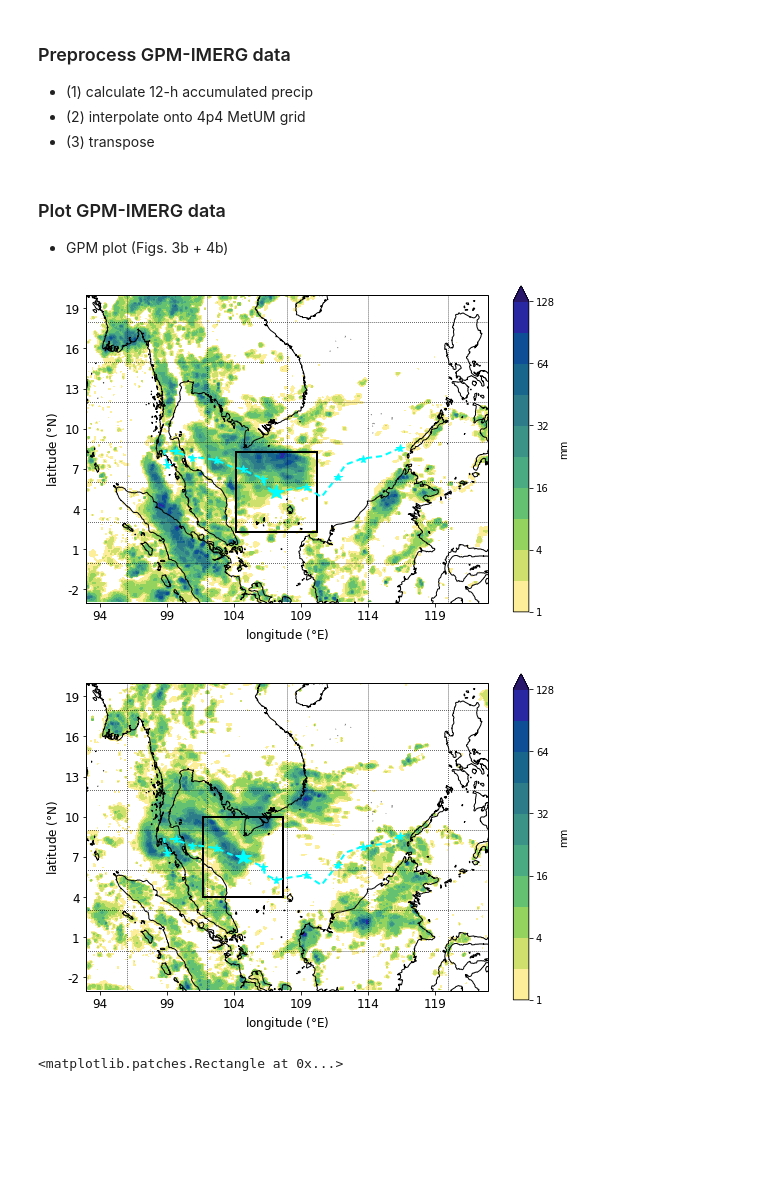
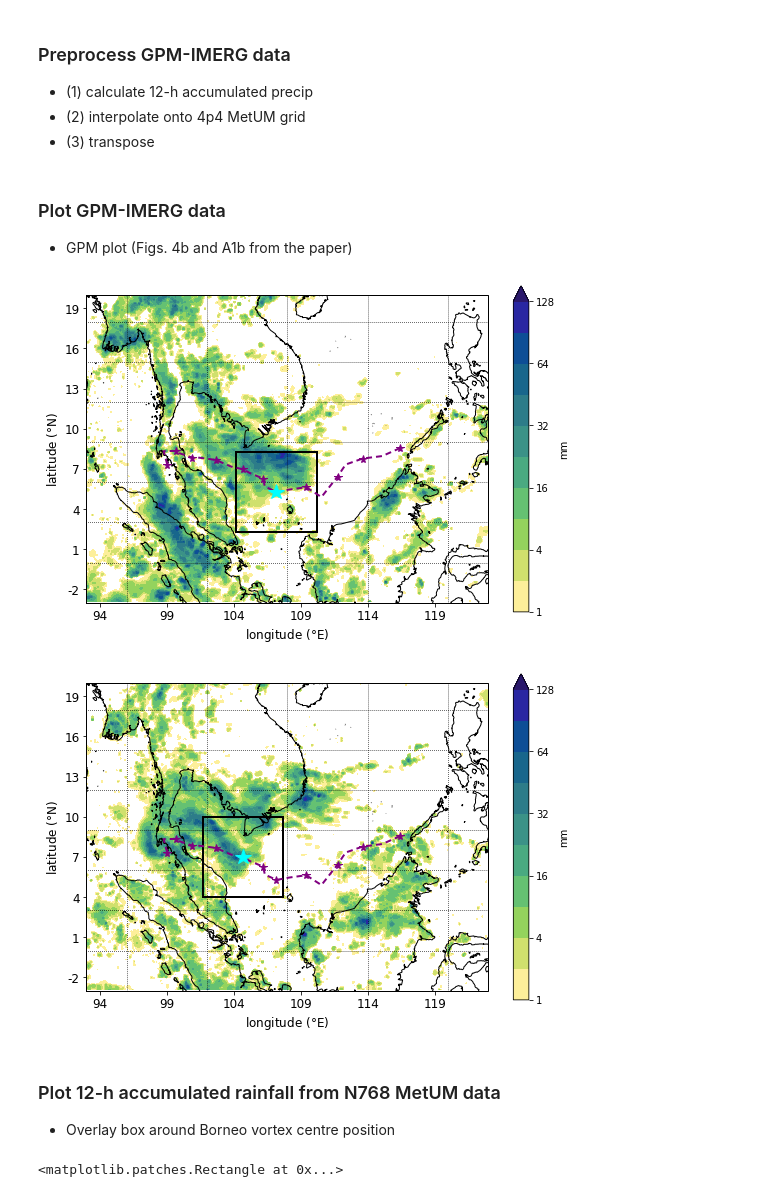
Before and after one commit to shardywx/borneo_vortex, a Jupyter notebook: accumulated_12h_precip.ipynb, the cells around one changed output. Cells and saved outputs as stored; diff of their text form; code cells hidden in the pictures; blank space fills up the shorter version.

```diff
--- a/accumulated_12h_precip.ipynb
+++ b/accumulated_12h_precip.ipynb
@@ -39,4 +43,4 @@ time = int(Tp-12)
 # %%
-data_path_4p4 = '/nobackup/earshar/borneo/20181021T1200Z_SEA4_km4p4_ra1tld_pverb.nc'
-data_pb = xr.open_dataset(data_path_4p4).metpy.parse_cf()
+data_nc_4p4 = '/nobackup/earshar/borneo/20181021T1200Z_SEA4_km4p4_ra1tld_pverb.nc'
+data_pb = xr.open_dataset(data_nc_4p4).metpy.parse_cf()
 prcp_grid = data_pb['p'].sel(longitude=slice(bounds[0], bounds[1]), latitude=slice(bounds[2], bounds[3])).isel(t=0).squeeze('msl')
@@ -72,6 +84,6 @@ bv_time = vortex_df.loc[0:20, "Time"]
 # %%
-# read in GPM data
-# gpm_path = '/nobackup/earshar/borneo/GPMHH_201810.nc'
-gpm_path = '/home/home02/earshar/borneo_vortex/GPMHH_201810.nc'
+gpm_path = '/nobackup/earshar/borneo/GPMHH_201810.nc'
 gpm_data = xr.open_dataset(gpm_path).sel(lon=slice(bounds[0], bounds[1]), lat=slice(bounds[2], bounds[3]))
 prcp_gpm = gpm_data.precipitationCal
+prcp_gpm = prcp_gpm / 2
+prcp_gpm_12h = prcp_gpm.resample(time="12H").sum().sel(time=slice('2018-10-21T12', '2018-10-26T12'))
@@ -142,21 +145,23 @@ prcp_gpm_12h = prcp_gpm.resample(time="12H").sum().sel(time=slice('2018-10-21T12
 - (2) interpolate onto 4p4 MetUM grid
 - (3) transpose
 # %%
-prcp_gpm = prcp_gpm_12h.sel(time='2018-10-23T00').squeeze('time')
+prcp_gpm_oct23 = prcp_gpm_12h.sel(time='2018-10-23T00').squeeze('time')
+prcp_gpm_oct24 = prcp_gpm_12h.sel(time='2018-10-24T00').squeeze('time')
 
-# prcp_gpm_plot = prcp_gpm.interp(lon=prcp_4p4_data["longitude"],
-#                                 lat=prcp_4p4_data["latitude"],
-#                                 method="linear")
-
-prcp_gpm_plot = prcp_gpm.interp(lon=prcp_grid["longitude"],
+prcp_plot_oct23 = prcp_gpm_oct23.interp(lon=prcp_grid["longitude"],
                                 lat=prcp_grid["latitude"],
                                 method="linear")
 
-prcp_gpm_plot = prcp_gpm_plot.transpose('latitude', 'longitude')
+prcp_plot_oct24 = prcp_gpm_oct24.interp(lon=prcp_grid["longitude"],
+                                lat=prcp_grid["latitude"],
+                                method="linear")
+
+prcp_plot_oct23 = prcp_plot_oct23.transpose('latitude', 'longitude')
+prcp_plot_oct24 = prcp_plot_oct24.transpose('latitude', 'longitude')
 # %% [markdown]
 ### Plot GPM-IMERG data
 
-- GPM plot (Figs. 3b + 4b)
+- GPM plot (Figs. 4b and A1b from the paper)
 # %%
 fig, ax = plt.subplots(figsize=(9, 6), subplot_kw={'projection': ccrs.PlateCarree()})
 # domain extent
@@ -164,39 +169,39 @@ ax.set_extent([lon_start, lon_end, lat_start, lat_end], ccrs.PlateCarree())
 # gridlines
 ax.gridlines(crs=ccrs.PlateCarree(), linewidth=0.75, color='k', linestyle=':')
 # customise further
 Levels=[1.0, 2.0, 4.0, 8.0, 16.0, 24.0, 32.0, 48.0, 64.0, 96.0, 128.0]
 
 # plot data
-prcp_gpm_plot.plot.contourf(ax=ax, levels=Levels, extend='max',
+prcp_plot_oct23.plot.contourf(ax=ax, levels=Levels, extend='max',
                         transform=ccrs.PlateCarree(),
                         cbar_kwargs={'label': 'mm'},
                         cmap=cmocean.cm.haline_r)
 
 # customise plot
 ax.coastlines(resolution='10m', color='k', linewidth=1)
 ax.set_xticks([94, 99, 104, 109, 114, 119])
 ax.set_yticks([-2, 1, 4, 7, 10, 13, 16, 19])
 ax.set_xticklabels([94, 99, 104, 109, 114, 119], fontsize='large')
 ax.set_yticklabels([-2, 1, 4, 7, 10, 13, 16, 19], fontsize='large')
 ax.set_xlabel(r'longitude ($\degree$E)', fontsize='large')
 ax.set_ylabel(r'latitude ($\degree$N)', fontsize='large')
 ax.set_title('')
 
 # overlay BV box position
 r0 = 3.0
 ax.add_patch( Rectangle( (bv_lon[8]-r0, bv_lat[8]-r0),
                             2*r0, 2*r0, linewidth=2,
                             facecolor='none', edgecolor='k') )
 
+# overlay entire Borneo vortex track
+ax.plot(bv_lon[:], bv_lat[:], '*', ms=8, markevery=2, linewidth=2, dashes=[3,2], color='purple')
+
 # overlay Borneo vortex centre position
 ax.plot(bv_lon[8], bv_lat[8], marker='*', markersize=16, color='cyan')
 
-# overlay entire Borneo vortex track
-ax.plot(bv_lon[:], bv_lat[:], '*', ms=8, markevery=2, linewidth=2, dashes=[3,2], color='cyan')
-
-fig.savefig('fig4b_new.png')
+fig.savefig('fig4b.png',dpi=200)
 # %% [output]
-[figure, old version]
+[figure, new version]
 # %%
 fig, ax = plt.subplots(figsize=(9, 6), subplot_kw={'projection': ccrs.PlateCarree()})
 # domain extent
@@ -207,7 +212,7 @@ ax.gridlines(crs=ccrs.PlateCarree(), linewidth=0.75, color='k', linestyle=':')
 Levels=[1.0, 2.0, 4.0, 8.0, 16.0, 24.0, 32.0, 48.0, 64.0, 96.0, 128.0]
 
 # plot data
-prcp_gpm_plot.plot.contourf(ax=ax, levels=Levels, extend='max',
+prcp_plot_oct24.plot.contourf(ax=ax, levels=Levels, extend='max',
                         transform=ccrs.PlateCarree(),
                         cbar_kwargs={'label': 'mm'},
                         cmap=cmocean.cm.haline_r)
@@ -228,13 +233,17 @@ ax.add_patch( Rectangle( (bv_lon[12]-r0, bv_lat[12]-r0),
                             2*r0, 2*r0, linewidth=2,
                             facecolor='none', edgecolor='k') )
 
+# overlay entire Borneo vortex track
+ax.plot(bv_lon[:], bv_lat[:], '*', ms=8, markevery=2, linewidth=2, dashes=[3,2], color='purple')
+
 # overlay Borneo vortex centre position
 ax.plot(bv_lon[12], bv_lat[12], marker='*', markersize=16, color='cyan')
 
-# overlay entire Borneo vortex track
-ax.plot(bv_lon[:], bv_lat[:], '*', ms=8, markevery=2, linewidth=2, dashes=[3,2], color='cyan')
-
-fig.savefig('fig5b_new.png')
+fig.savefig('fig5b_new.png', dpi=200)
 # %% [output]
-[figure, old version]
+[figure, new version]
+# %% [markdown]
+### Plot 12-h accumulated rainfall from N768 MetUM data
+
+- Overlay box around Borneo vortex centre position
 # %%
```
Also changed, not shown: parts of 30 cells of this notebook, 23 other files.
